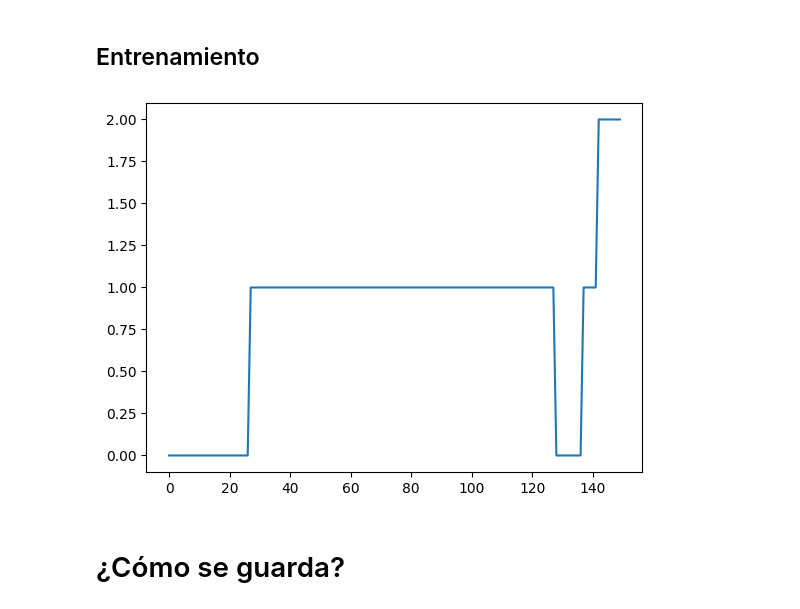
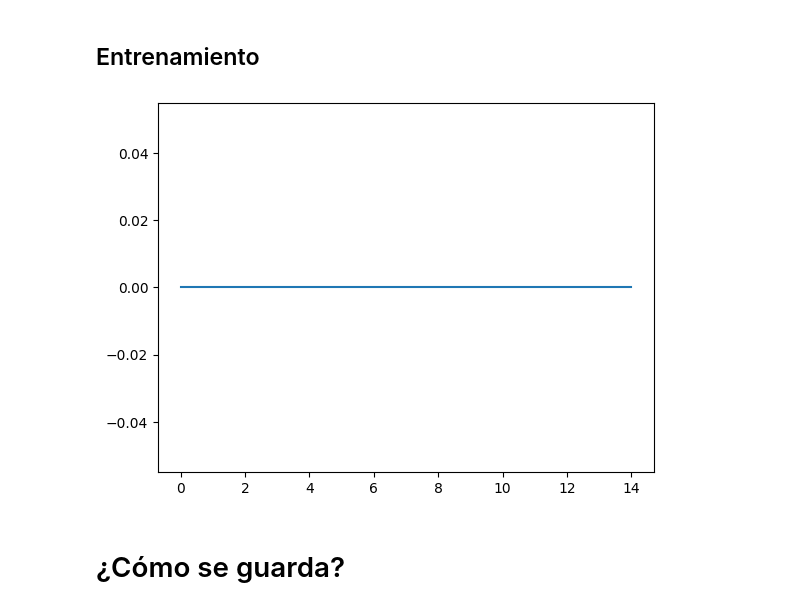
Before and after one commit to GiamoSalerno/Aprendizaje_por_Refuerzo, a Jupyter notebook: Práctica/Temporal Difference.ipynb, the cells around one changed output. Drawn from its saved outputs; the diff is of its cells as text; code cells hidden in the pictures.

```diff
--- a/Práctica/Temporal Difference.ipynb
+++ b/Práctica/Temporal Difference.ipynb
@@ -380,7 +419,8 @@ https://gymnasium.farama.org/environments/toy_text/frozen_lake/#action-space
 # %% [markdown]
 ## Funcionamiento
 # %%
-env = gym.make('FrozenLake-v1', is_slippery=True, render_mode = 'human',
+env = gym.make('FrozenLake-v1', is_slippery=True,
+            #    render_mode = 'human',
                # desc = sirve para hacer un mapa personalizado
                )
 observation, info = env.reset()
@@ -422,7 +462,7 @@ epsilon_decay_rate = 0.0001
 
 n_states = env.observation_space.n # n representa el número total de distintos estados
 n_actions = env.action_space.n
-Q = build_q_table(n_states, n_actions)
+Q = pd.DataFrame(np.zeros((n_states, n_actions)))
 Q
 # %% [output]
 |  | 0 | 1 | 2 | 3 |
@@ -502,9 +542,9 @@ def run(episodes, is_training=True, render=False, slippery=False):
     plt.plot(sum_rewards)
     plt.show()
 # %%
-run(150, is_training=True, render=False, slippery=False)
+run(15, is_training=True, render=False, slippery=False)
 # %% [output]
-[figure, old version]
+[figure, new version]
 # %% [markdown]
 # ¿Cómo se guarda?
 # %%
```
Also changed, not shown: parts of 13 cells of this notebook, 2 other files.
